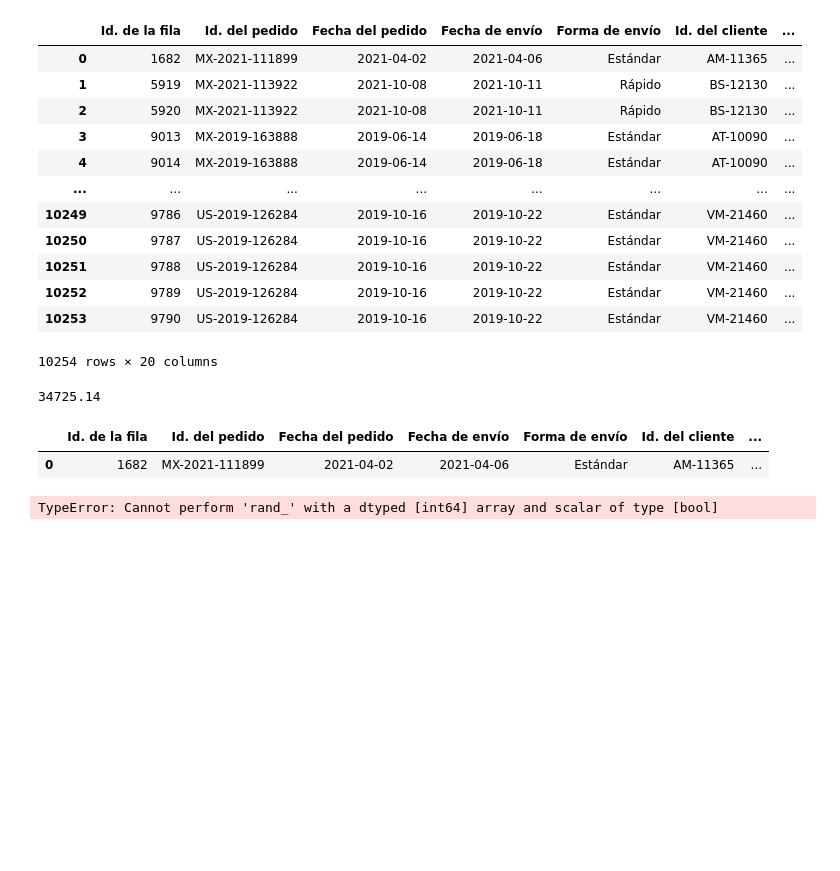
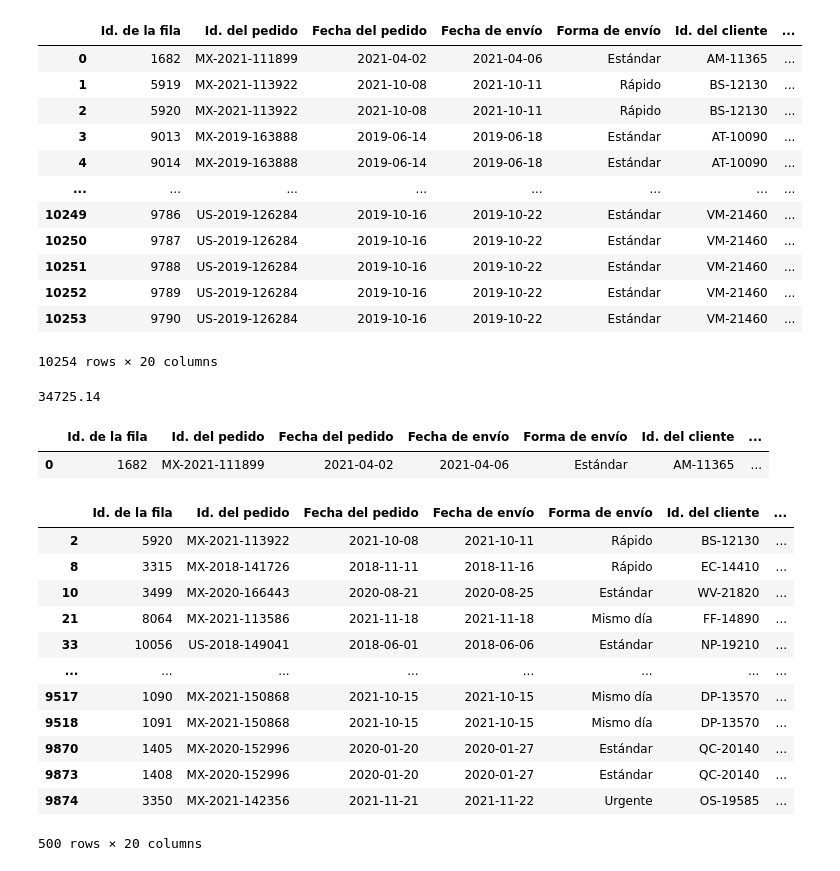
Before and after one commit to jhonvelasque/numpy-pandas, a Jupyter notebook: miproyecto.ipynb, the cells around one changed output. Drawn from its saved outputs; the diff is of its cells as text; code cells hidden in the pictures; blank space fills up the shorter version.

```diff
--- a/miproyecto.ipynb
+++ b/miproyecto.ipynb
@@ -95,6 +95,18 @@ df.iloc[[0],:]
 |  | Id. de la fila | Id. del pedido | Fecha del pedido | Fecha de envío | Forma de envío | Id. del cliente | ... |
 | 0 | 1682 | MX-2021-111899 | 2021-04-02 | 2021-04-06 | Estándar | AM-11365 | ... |
 # %%
-condicion = df[df['País/Región'] =='Basil' & df['Cantidad']>2]
+df[(df['País/Región'] =='Brasil') & (df['Cantidad']>4)]
 # %% [output]
+|  | Id. de la fila | Id. del pedido | Fecha del pedido | Fecha de envío | Forma de envío | Id. del cliente | ... |
+| 2 | 5920 | MX-2021-113922 | 2021-10-08 | 2021-10-11 | Rápido | BS-12130 | ... |
+| 8 | 3315 | MX-2018-141726 | 2018-11-11 | 2018-11-16 | Rápido | EC-14410 | ... |
+| 10 | 3499 | MX-2020-166443 | 2020-08-21 | 2020-08-25 | Estándar | WV-21820 | ... |
+| 21 | 8064 | MX-2021-113586 | 2021-11-18 | 2021-11-18 | Mismo día | FF-14890 | ... |
+| 33 | 10056 | US-2018-149041 | 2018-06-01 | 2018-06-06 | Estándar | NP-19210 | ... |
+| ... | ... | ... | ... | ... | ... | ... | ... |
+| 9517 | 1090 | MX-2021-150868 | 2021-10-15 | 2021-10-15 | Mismo día | DP-13570 | ... |
+| 9518 | 1091 | MX-2021-150868 | 2021-10-15 | 2021-10-15 | Mismo día | DP-13570 | ... |
+| 9870 | 1405 | MX-2020-152996 | 2020-01-20 | 2020-01-27 | Estándar | QC-20140 | ... |
+| 9873 | 1408 | MX-2020-152996 | 2020-01-20 | 2020-01-27 | Estándar | QC-20140 | ... |
+| 9874 | 3350 | MX-2021-142356 | 2021-11-21 | 2021-11-22 | Urgente | OS-19585 | ... |
-TypeError: Cannot perform 'rand_' with a dtyped [int64] array and scalar of type [bool]
+500 rows × 20 columns
```
Also changed, not shown: parts of 22 cells of this notebook, 1 other file.
